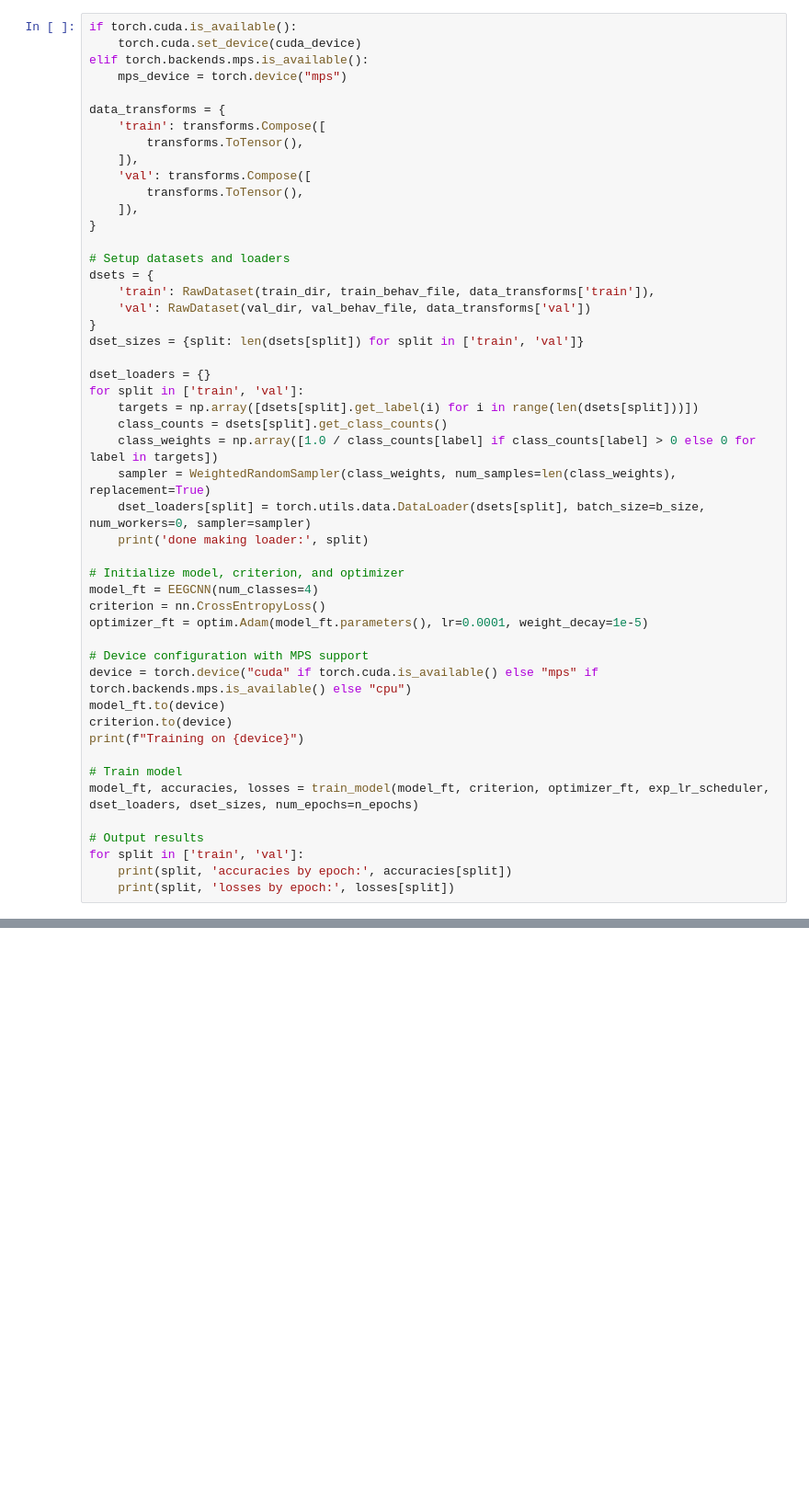
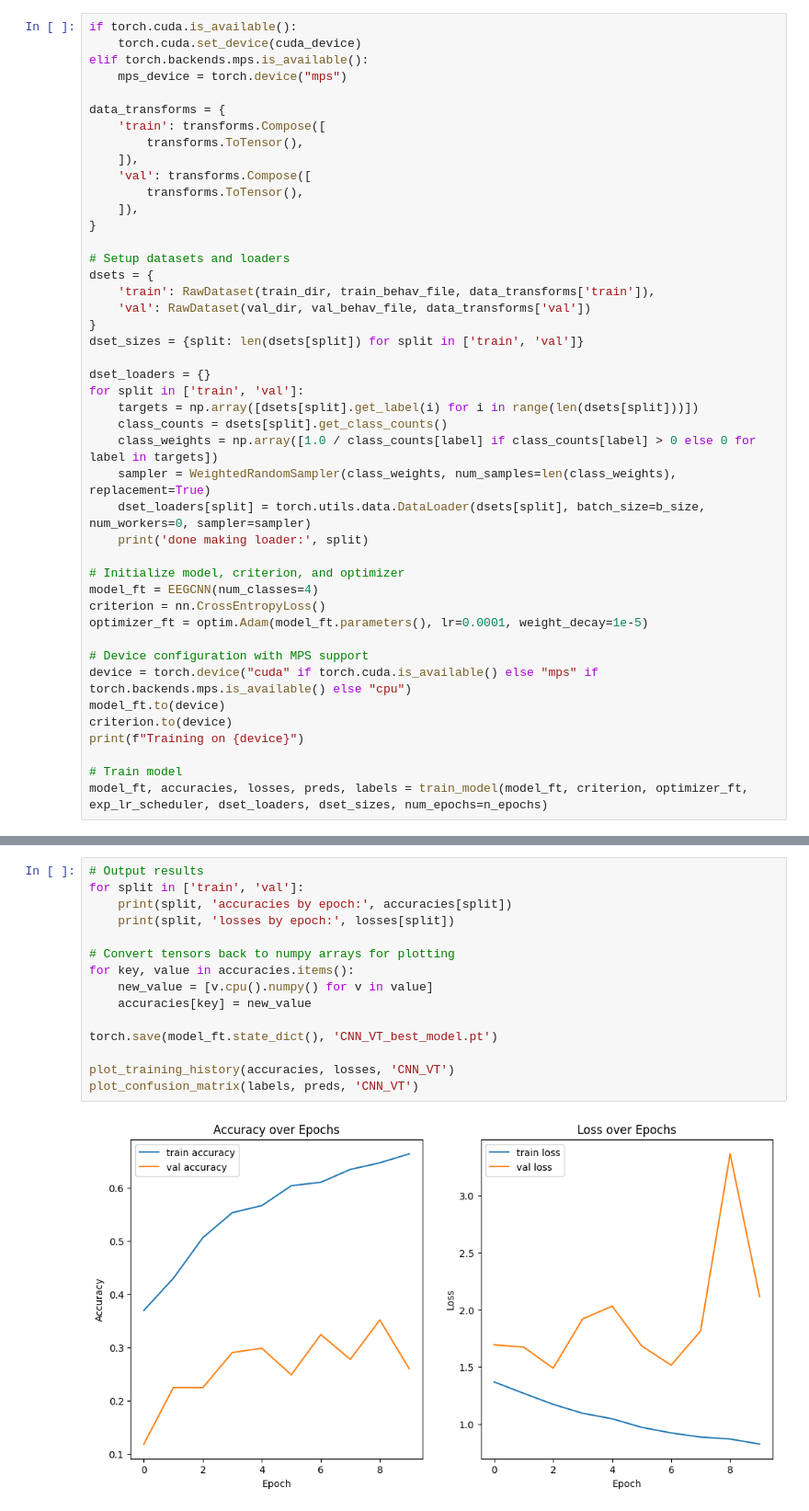
Before and after one commit to mmattyV/musEEGc, a Jupyter notebook: CNN_VT.ipynb, the cells around one changed output, grey strips where cells are left out. Shown at 92% size. Saved outputs shown, nothing was run; the diff lists cells and outputs as text; blank space fills up the shorter version.

Commit message:
created conf mat and learning plots

```diff
--- a/CNN_VT.ipynb
+++ b/CNN_VT.ipynb
@@ -80,12 +81,7 @@ criterion.to(device)
 print(f"Training on {device}")
 
 # Train model
-model_ft, accuracies, losses = train_model(model_ft, criterion, optimizer_ft, exp_lr_scheduler, dset_loaders, dset_sizes, num_epochs=n_epochs)
-
-# Output results
-for split in ['train', 'val']:
-    print(split, 'accuracies by epoch:', accuracies[split])
-    print(split, 'losses by epoch:', losses[split])
+model_ft, accuracies, losses, preds, labels = train_model(model_ft, criterion, optimizer_ft, exp_lr_scheduler, dset_loaders, dset_sizes, num_epochs=n_epochs)
 # %% [output]
 Class counts:  {'HEHF': 2489, 'HELF': 238, 'LEHF': 1371, 'LELF': 878}
 Class counts:  {'HEHF': 508, 'HELF': 101, 'LEHF': 535, 'LELF': 100}
@@ -116,0 +98,17 @@ Epoch 3/9
+# %%
+# Output results
+for split in ['train', 'val']:
+    print(split, 'accuracies by epoch:', accuracies[split])
+    print(split, 'losses by epoch:', losses[split])
+
+# Convert tensors back to numpy arrays for plotting
+for key, value in accuracies.items():
+    new_value = [v.cpu().numpy() for v in value]
+    accuracies[key] = new_value
+
+torch.save(model_ft.state_dict(), 'CNN_VT_best_model.pt')
+
+plot_training_history(accuracies, losses, 'CNN_VT')
+plot_confusion_matrix(labels, preds, 'CNN_VT')
+# %% [output]
+[figure, added]
```
Also changed, not shown: parts of 3 cells of this notebook, 8 other files.
